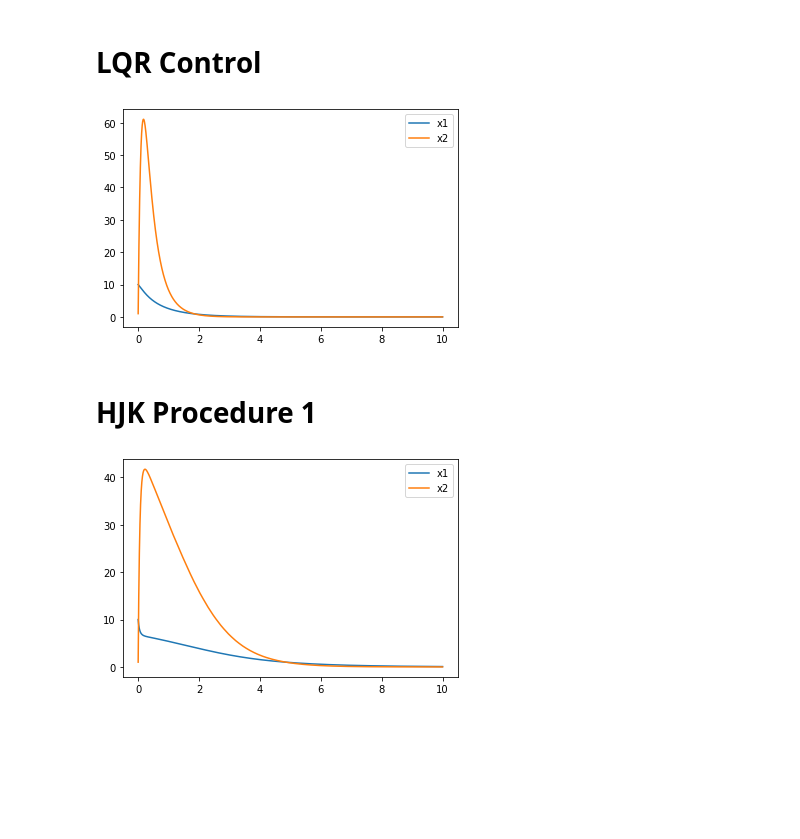
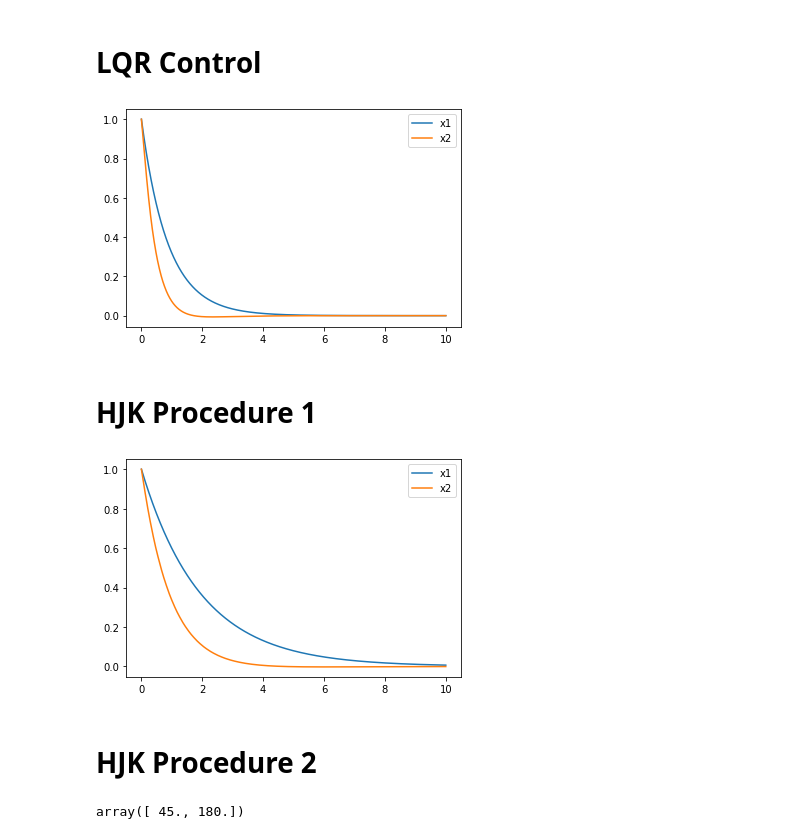
Before and after one commit to sriram-2502/Hamilton-Jacobi-Koopman, a Jupyter notebook: control_design.ipynb, the cells around one changed output. Cells and saved outputs as stored; diff of their text form; code cells hidden in the pictures; blank space fills up the shorter version.

```diff
--- a/control_design.ipynb
+++ b/control_design.ipynb
@@ -88,7 +91,7 @@ Phi, DPhi = eval_monomial_eigfun(X, A, U, Psi, DPsi)
 # %% [markdown]
 # LQR Control
 # %%
-x0 = np.array([10, 1])
+x0 = np.array([1, 1])
 Q = np.identity(dim)
 R = 1.0
 params = {"mu":0.5, "lam":-10.0,"u":"LQR"}
@@ -103,21 +106,23 @@ plt.plot(t, y[1])
 plt.legend(['x1', 'x2'])
 plt.show(block=False)
 # %% [output]
-[figure, old version]
+[figure, new version]
 # %% [markdown]
 # HJK Procedure 1
 # %%
-x0 = np.array([10, 1])
+x0 = np.array([1, 1])
 params = {"mu":0.5, "lam":-10.0,"u":"HJK1", "U":U, "degree":degree, "Q":Q, "R":R,}
 sol = solve_ivp(simple2Dsystem, t_span, x0, t_eval=t, args = (u_HJK1, params))
 t = sol.t
 y = sol.y
 
 # Plot the response
 plt.figure(1)
 plt.plot(t, y[0])
 plt.plot(t, y[1])
 plt.legend(['x1', 'x2'])
 plt.show(block=False)
 # %% [output]
-[figure, old version]
+[figure, new version]
+# %% [markdown]
+# HJK Procedure 2
@@ -123,0 +242,21 @@ plt.show(block=False)
+# %%
+import autograd.numpy as np
+from autograd import grad, jacobian
+
+x = np.array([1,2], dtype=float)
+
+def cost(x):
+    val = 0
+    return forloopfun(val, x)
+
+def forloopfun(val,x ):
+    for i in range(10):
+        val += i*x[0] + i*x[1]**2
+    return val
+
+
+jacobian_cost = jacobian(cost)
+
+jacobian_cost(x)
+# %% [output]
+array([ 45., 180.])
```
Also changed, not shown: parts of 5 cells of this notebook, 6 other files.
